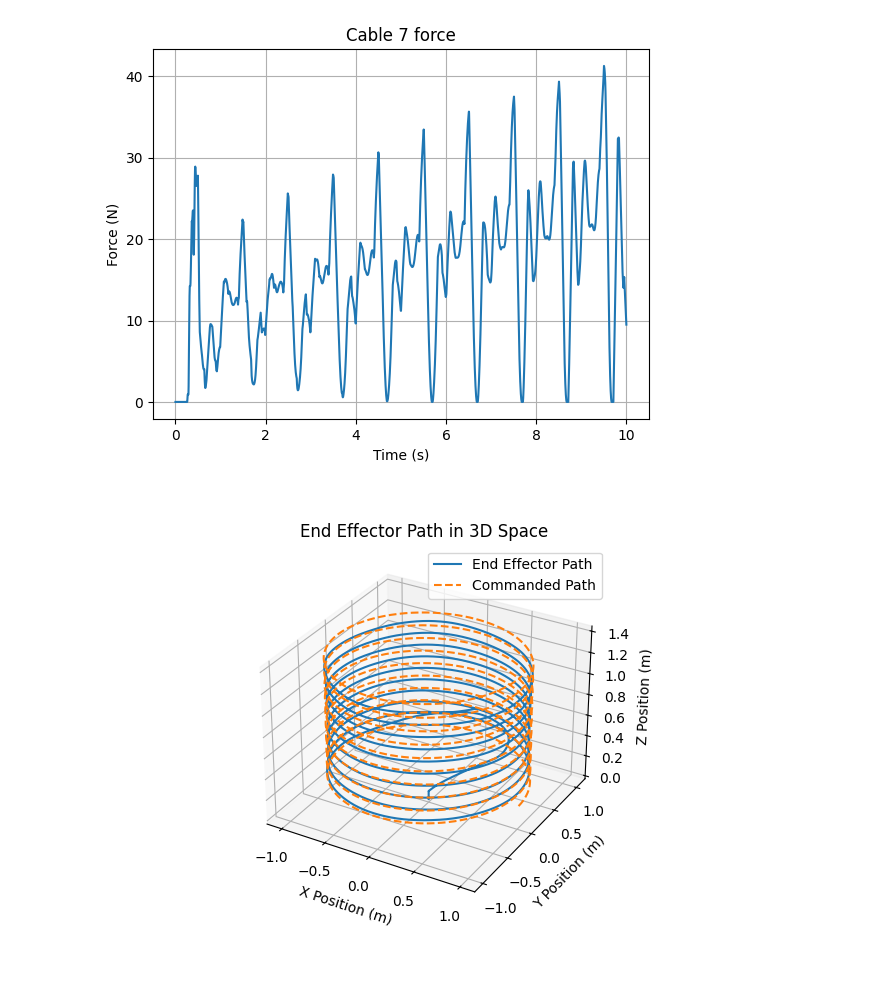
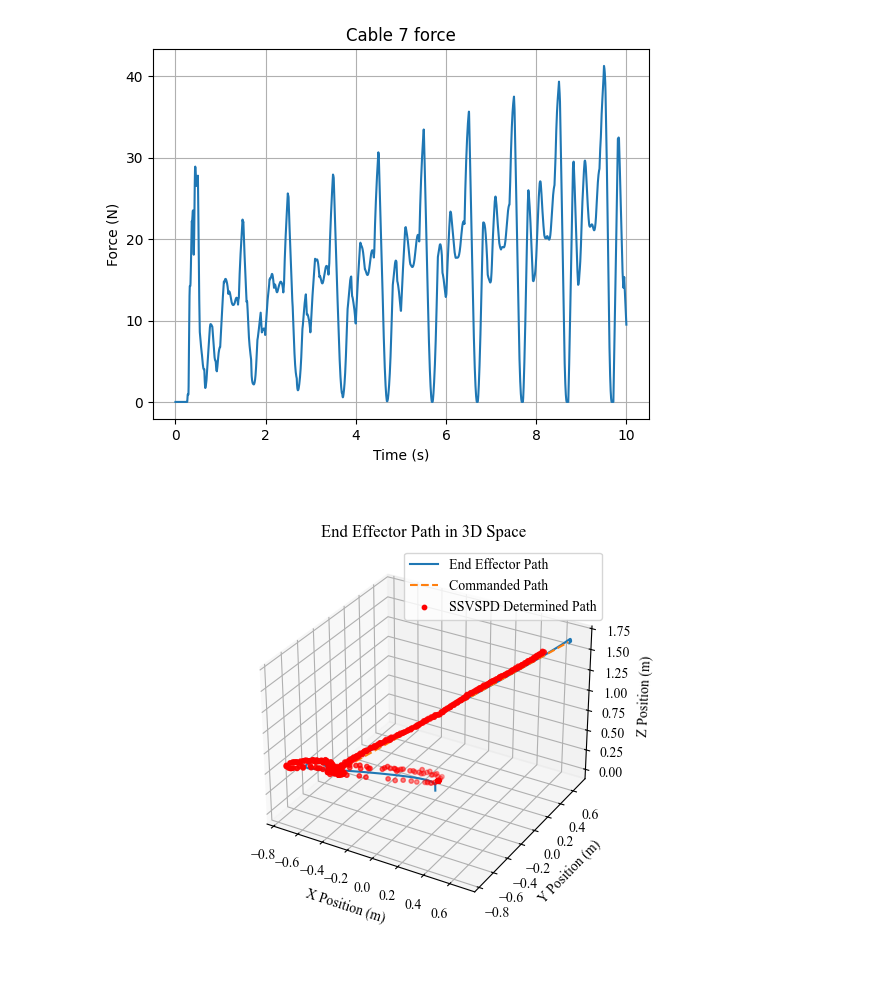
Before and after one commit to Yang51st/Mujoco-CDPR-Simulator, a Jupyter notebook: cdpr_sketches.ipynb, the cells around one changed output. Drawn from its saved outputs; the diff is of its cells as text; code cells hidden in the pictures.

Commit message:
Verify SSVSPD method works in motion.

```diff
--- a/cdpr_sketches.ipynb
+++ b/cdpr_sketches.ipynb
@@ -228,6 +236,16 @@ def ssvspd(renderer,cdpr_model,cdpr_data):
 # %%
 def circle_path(theta, radius, height):
     return np.array([radius*np.cos(theta), radius*np.sin(theta), height])
+
+def step_path(t, start, end, speed, buffer_time):
+    if t < buffer_time:
+        return start
+    total_distance = np.linalg.norm(end - start)
+    total_time = total_distance / speed
+    if t - buffer_time > total_time:
+        return end
+    fraction = (t - buffer_time) / total_time
+    return start + fraction * (end - start)
 # %%
 import time
 from IPython import display
@@ -329,7 +347,7 @@ cdpr.first_pid_run=True
 desired_position=[0,0,cdpr.machine_frame_height/2]
 desired_orientation=[0,0,0]
 mj.mj_resetData(cdpr_model, cdpr_data)
-ee_position_data=[]
+noc_ee_position_data=[]
 commanded_positions=[]
 cable_force_data=[[] for _ in range(cdpr.num_cables)] #List of lists, each sublist corresponds to a cable.
 timestamps=[]
@@ -340,10 +358,10 @@ cdpr.set_cable_tension_limits(lower_tension_limit=0, upper_tension_limit=25)
 wal_start_time= time.time()
 sim_start_time = cdpr_data.time
 for _ in range(total_steps+1):
-    commanded_position=circle_path(_/total_steps*2*np.pi*10,cdpr.machine_frame_width/2,0.2+_/total_steps*cdpr.machine_frame_height*0.6)
+    commanded_position=step_path(_/total_steps*video_length, np.array([-cdpr.machine_frame_length/4,-cdpr.machine_frame_width/4,cdpr.machine_frame_height/5]), np.array([cdpr.machine_frame_length/3,cdpr.machine_frame_width/3,4*cdpr.machine_frame_height/5]), speed=4, buffer_time=1)
     commanded_positions.append(commanded_position)
-    cdpr_data.ctrl=cdpr.ol_joint_position_control(wrench=cdpr.static_wrench,target_xyz=commanded_position,target_orientation=desired_orientation)
-    ee_position_data.append(cdpr_data.sensor("end_effector_position").data.copy()) #Otherwise the data list will reference the same reading.
+    cdpr_data.ctrl=cdpr.no_joint_position_control(target_xyz=commanded_position,target_orientation=desired_orientation)
+    noc_ee_position_data.append(cdpr_data.sensor("end_effector_position").data.copy()) #Otherwise the data list will reference the same reading.
     timestamps.append(cdpr_data.time) #Is a scalar value, so no need to specify a copy.
     for i in range(cdpr.num_cables):
         cable_force_data[i].append(cdpr_data.sensor(f"cable_tendon_force_{i}").data.copy())
@@ -401,16 +464,24 @@ for _ in range(cdpr.num_cables):
 [figure]
 # %%
 %matplotlib widget
+plt.rcParams['font.family'] = 'serif'
+plt.rcParams['font.serif'] = ['Times New Roman']
 
 plt.ion()
+plt.figure(1)
+plt.clf()
 ax= plt.axes(projection='3d')
-ax.plot3D(*np.array(ee_position_data).T, label="End Effector Path")
+ax.plot3D(*np.array(clc_ee_position_data).T, label="End Effector Path")
 ax.plot3D(*np.array(commanded_positions).T, label="Commanded Path", linestyle='--')
+
+camcalpos=[cc[:3] for cc in camcalpos if cc is not None]
+ax.scatter3D(*np.array(camcalpos).T, label="SSVSPD Determined Path", color='red', s=10)
+
 ax.set_xlabel("X Position (m)")
 ax.set_ylabel("Y Position (m)")
 ax.set_zlabel("Z Position (m)")
 ax.set_title("End Effector Path in 3D Space")
 ax.legend()
 plt.show()
 # %% [output]
-[figure, old version]
+[figure, new version]
```
Also changed, not shown: parts of 6 cells of this notebook, 1 other file.
